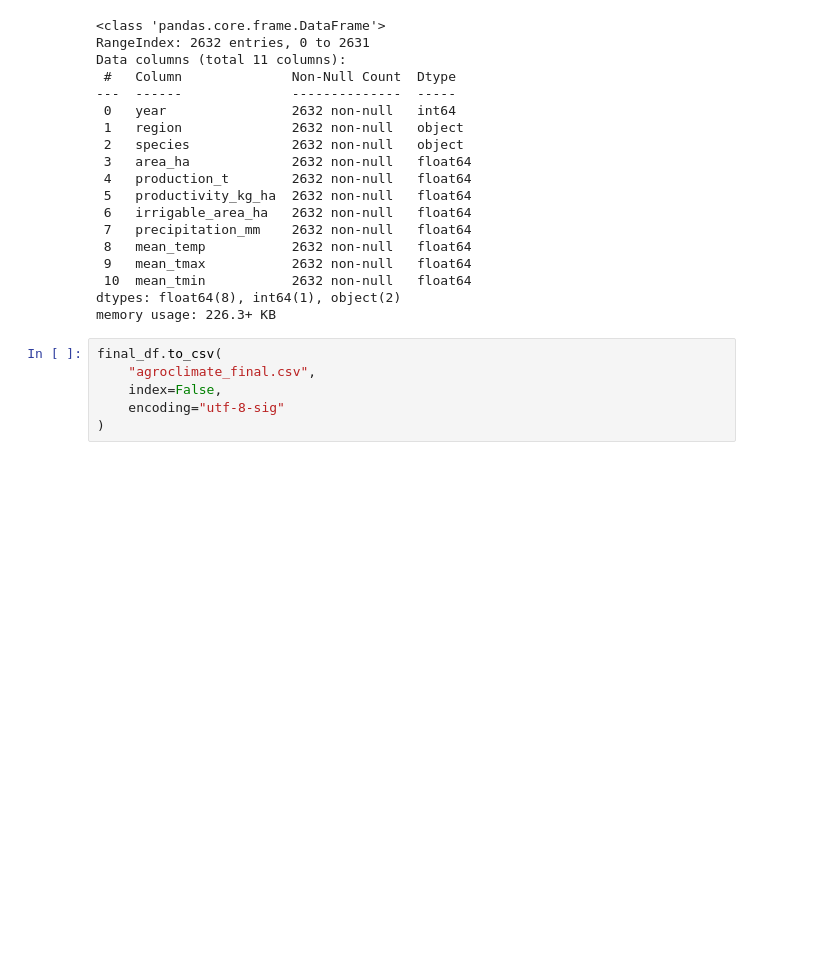
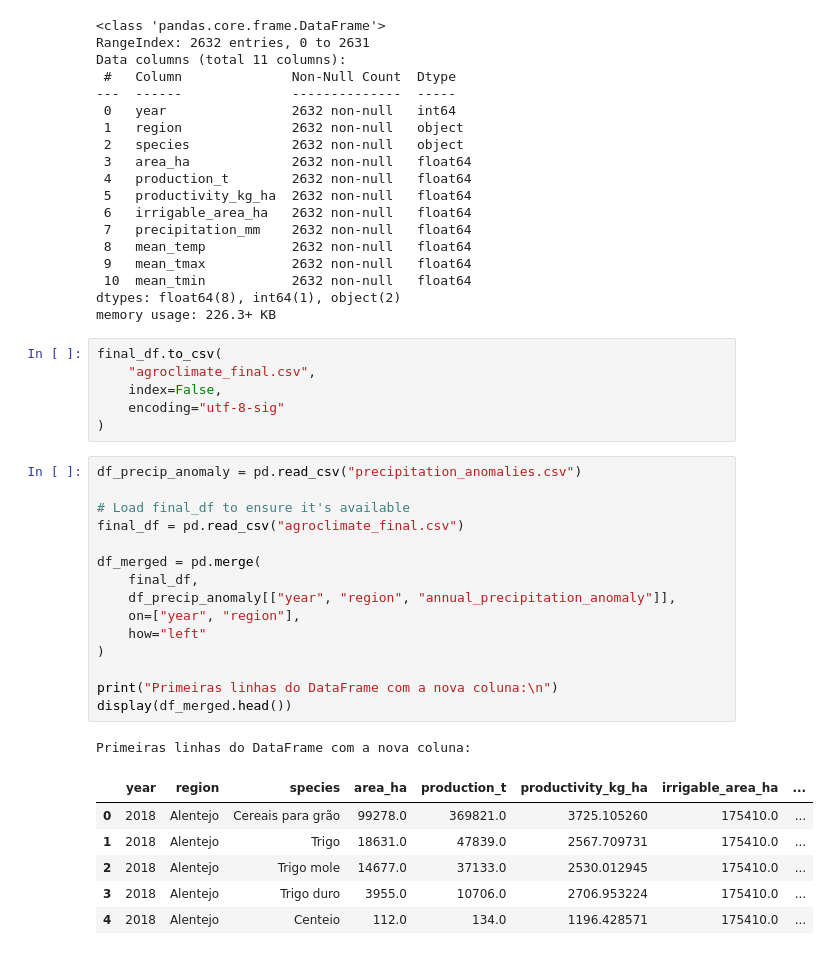
Before and after one commit to joaocanaslopes/AV_project-, a Jupyter notebook: Data_Cleaning_and_Integration_of_Agro_Climatic_Dataset.ipynb, the cells around one changed output. Cells and saved outputs as stored; diff of their text form; blank space fills up the shorter version.

```diff
--- a/Data_Cleaning_and_Integration_of_Agro_Climatic_Dataset.ipynb
+++ b/Data_Cleaning_and_Integration_of_Agro_Climatic_Dataset.ipynb
@@ -996,3 +986,26 @@ final_df.to_csv(
     index=False,
     encoding="utf-8-sig"
 )
+# %%
+df_precip_anomaly = pd.read_csv("precipitation_anomalies.csv")
+
+# Load final_df to ensure it's available
+final_df = pd.read_csv("agroclimate_final.csv")
+
+df_merged = pd.merge(
+    final_df,
+    df_precip_anomaly[["year", "region", "annual_precipitation_anomaly"]],
+    on=["year", "region"],
+    how="left"
+)
+
+print("Primeiras linhas do DataFrame com a nova coluna:\n")
+display(df_merged.head())
+# %% [output]
+Primeiras linhas do DataFrame com a nova coluna:
+|  | year | region | species | area_ha | production_t | productivity_kg_ha | irrigable_area_ha | ... |
+| 0 | 2018 | Alentejo | Cereais para grão | 99278.0 | 369821.0 | 3725.105260 | 175410.0 | ... |
+| 1 | 2018 | Alentejo | Trigo | 18631.0 | 47839.0 | 2567.709731 | 175410.0 | ... |
+| 2 | 2018 | Alentejo | Trigo mole | 14677.0 | 37133.0 | 2530.012945 | 175410.0 | ... |
+| 3 | 2018 | Alentejo | Trigo duro | 3955.0 | 10706.0 | 2706.953224 | 175410.0 | ... |
+| 4 | 2018 | Alentejo | Centeio | 112.0 | 134.0 | 1196.428571 | 175410.0 | ... |
```
Also changed, not shown: parts of 24 cells of this notebook.
